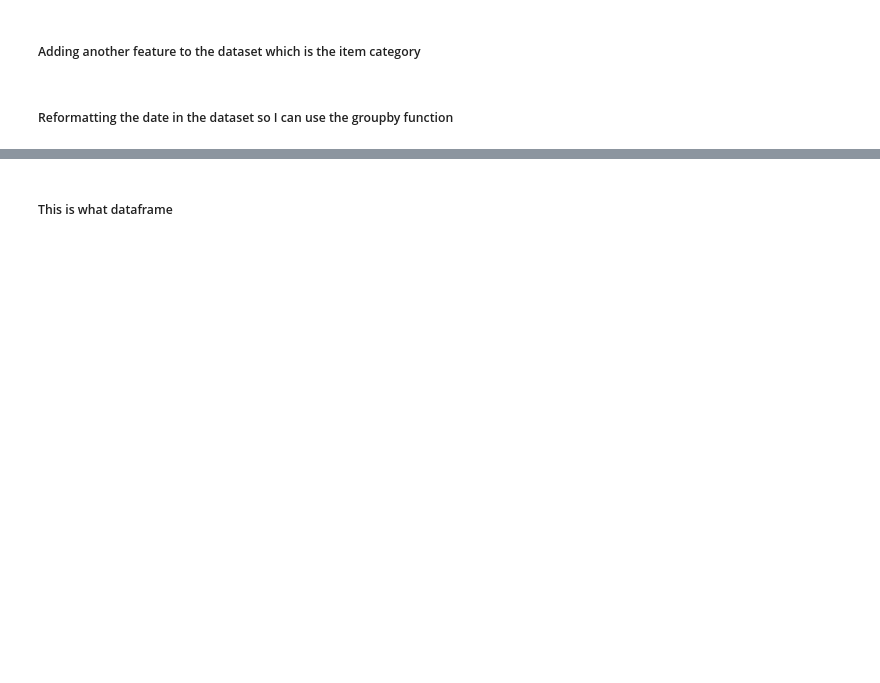
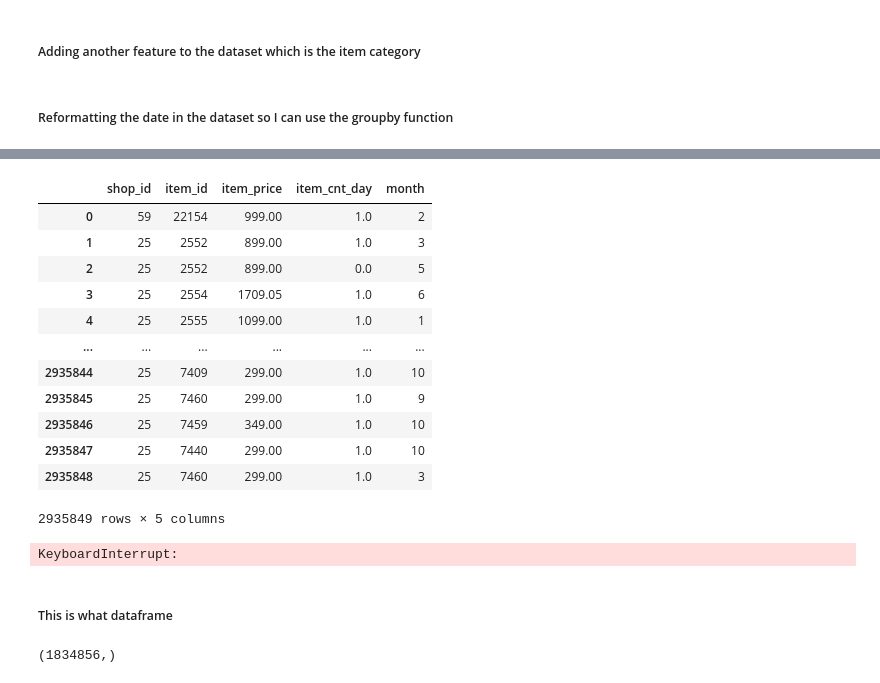
Before and after one commit to MichaelWoo-git/Predicting_Future_Sales_Timeseries, a Jupyter notebook: regression_analysis.ipynb, the cells around one changed output, grey strips where cells are left out. Saved outputs shown, nothing was run; the diff lists cells and outputs as text; code cells hidden in the pictures; blank space fills up the shorter version.

Commit message:
implemented random forest

```diff
--- a/regression_analysis.ipynb
+++ b/regression_analysis.ipynb
@@ -147,3 +167,50 @@ sales.head()
+# %%
+sales
+# %% [output]
+|  | shop_id | item_id | item_price | item_cnt_day | month |
+| 0 | 59 | 22154 | 999.00 | 1.0 | 2 |
+| 1 | 25 | 2552 | 899.00 | 1.0 | 3 |
+| 2 | 25 | 2552 | 899.00 | 0.0 | 5 |
+| 3 | 25 | 2554 | 1709.05 | 1.0 | 6 |
+| 4 | 25 | 2555 | 1099.00 | 1.0 | 1 |
+| ... | ... | ... | ... | ... | ... |
+| 2935844 | 25 | 7409 | 299.00 | 1.0 | 10 |
+| 2935845 | 25 | 7460 | 299.00 | 1.0 | 9 |
+| 2935846 | 25 | 7459 | 349.00 | 1.0 | 10 |
+| 2935847 | 25 | 7440 | 299.00 | 1.0 | 10 |
+| 2935848 | 25 | 7460 | 299.00 | 1.0 | 3 |
+2935849 rows × 5 columns
+# %%
+from sklearn.ensemble import RandomForestRegressor
+from sklearn.preprocessing import StandardScaler
+from sklearn.model_selection import train_test_split
+from sklearn.pipeline import make_pipeline
+from sklearn.model_selection import KFold
+from sklearn import metrics
+
+
+x = sales.drop(["item_cnt_day"],axis=1).values
+y = sales["item_cnt_day"].values
+rse_lst = list()
+kf = KFold()
+
+for train_index,test_index in kf.split(x):
+    x_train,x_test = x[train_index],x[test_index]
+    y_train,y_test = y[train_index],y[test_index]
+    pipe = make_pipeline(StandardScaler(),RandomForestRegressor())
+    pipe.fit(x_train,y_train)
+    y_pred = pipe.predict(x_test)
+    mae = metrics.mean_absolute_error(y_test, y_pred)
+    mse = metrics.mean_squared_error(y_test, y_pred)
+    rmse = np.sqrt(metrics.mean_squared_error(y_test, y_pred))
+    rse = metrics.r2_score(y_test, y_pred)
+    print('Mean Absolute Error:', mae)
+    print('Mean Squared Error:', mse)
+    print('Root Mean Squared Error:', rmse)
+    print('R-squared Error:', rse)
+    rse_lst.append(rse)
+# %% [output]
+KeyboardInterrupt:
 # %% [markdown]
 ##### This is what dataframe
 # %%
@@ -155,3 +223,7 @@ cum = np.array(sales.groupby(['month',"shop_id"]).agg({'item_cnt_day':'sum'})).a
+# %%
+mons.shape
+# %% [output]
+(1834856,)
 # %%
 shop_ident.shape
 # %% [output]
```
Also changed, not shown: parts of 15 cells of this notebook.
